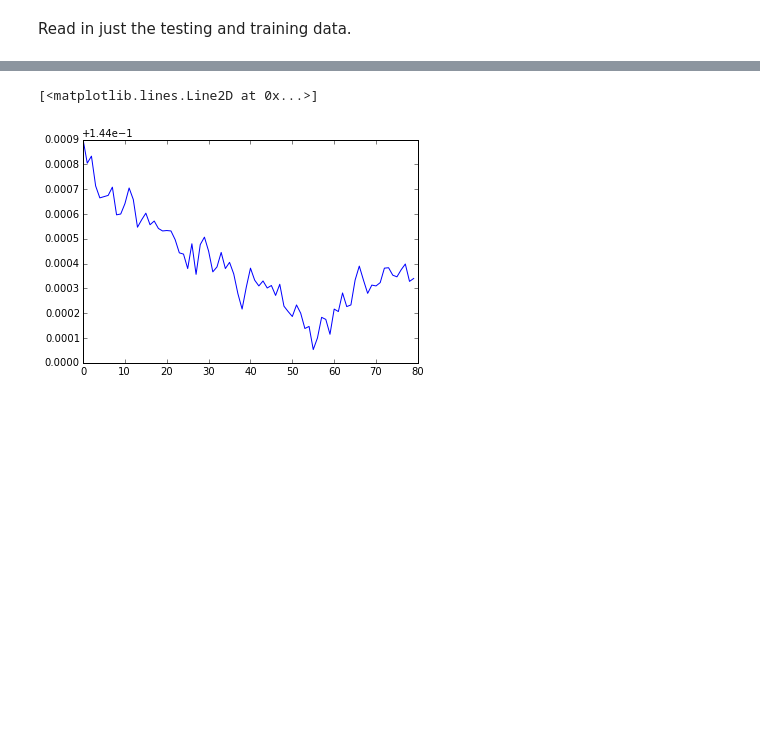
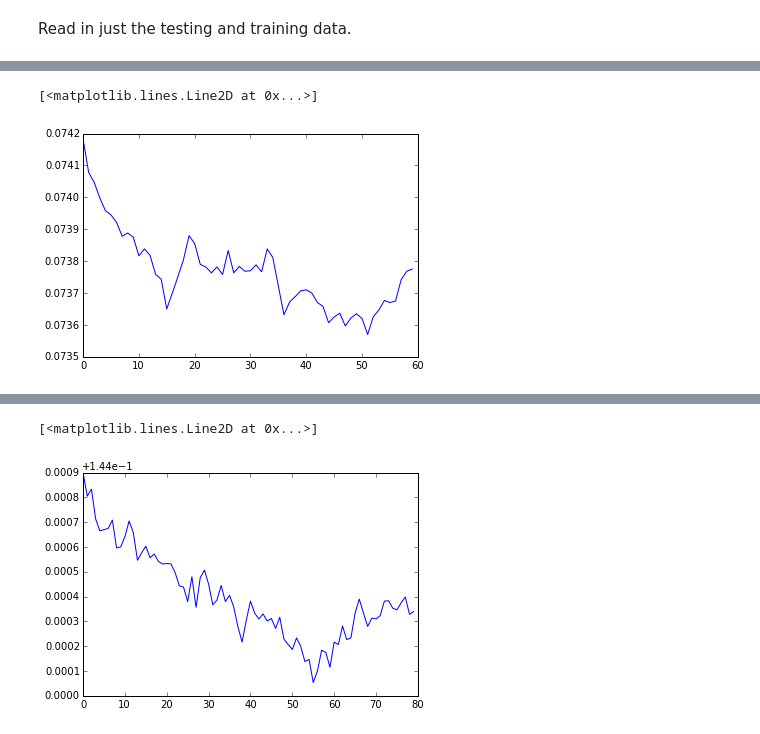
Before and after one commit to ily9000/Kaggle_AirBnB, a Jupyter notebook: view_results.ipynb, the cells around one changed output, grey strips where cells are left out. Cells and saved outputs as stored; diff of their text form; code cells hidden in the pictures; blank space fills up the shorter version.

```diff
--- a/view_results.ipynb
+++ b/view_results.ipynb
@@ -63,0 +76,5 @@ plt.plot(np.arange(len(x2)), x2)
+# %%
+plt.plot(np.arange(len(x_for)), x_us)
+# %% [output]
+[<matplotlib.lines.Line2D at 0x...>]
+[figure, added]
```
Also changed, not shown: parts of 12 cells of this notebook, 7 other files.
